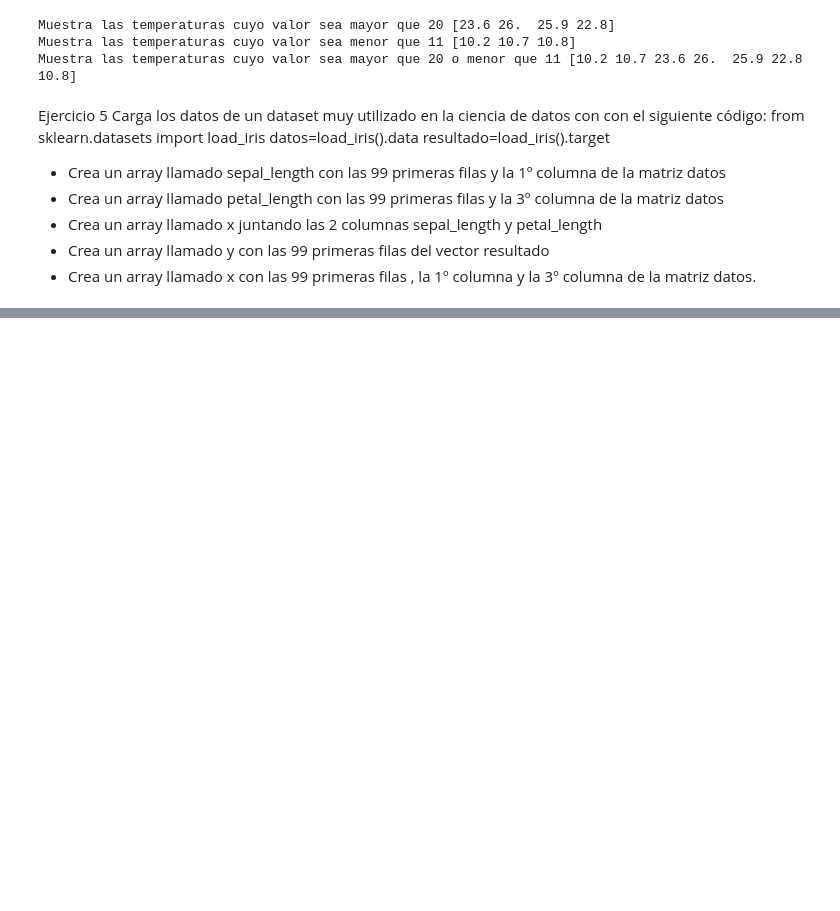
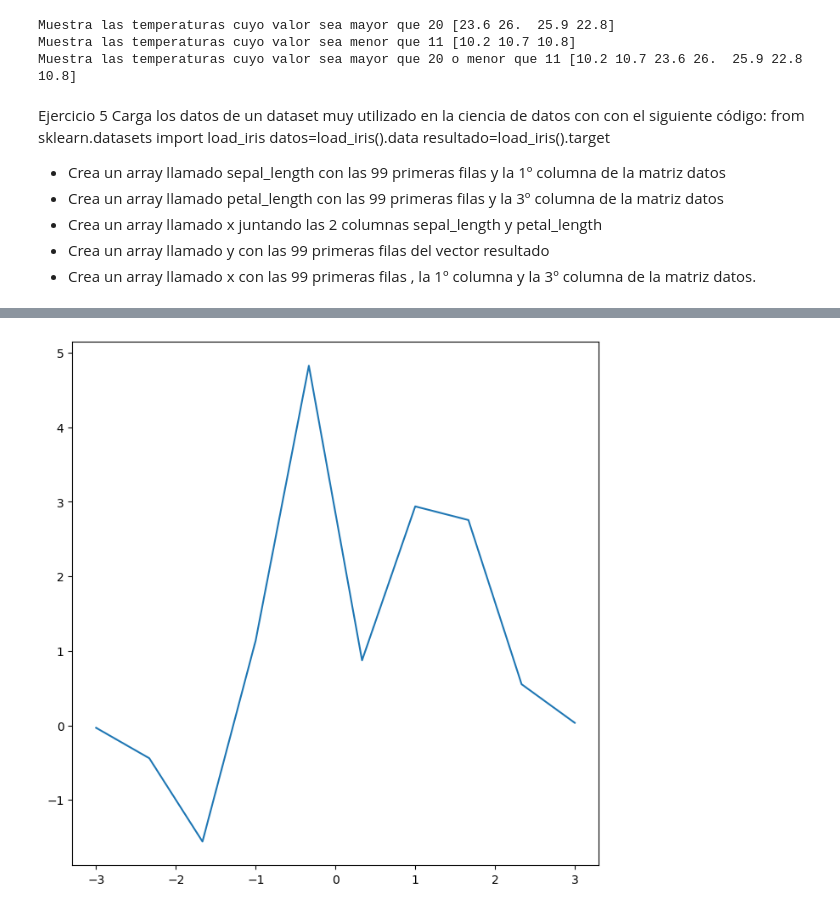
Before and after one commit to AlbertoCaroBarrera/PIA-2024-2025, a Jupyter notebook: EjerciciosNumpy.ipynb, the cells around one changed output, grey strips where cells are left out. Cells and saved outputs as stored; diff of their text form; code cells hidden in the pictures; blank space fills up the shorter version.

```diff
--- a/EjerciciosNumpy.ipynb
+++ b/EjerciciosNumpy.ipynb
@@ -165,0 +692,15 @@ print(y)
+# %%
+import matplotlib.pyplot as plt
+import numpy as np
+
+figure = plt.figure(figsize=(8, 8))
+axes = figure.add_subplot()
+
+# Generar 10 valores entre [-3, 3]
+x = np.linspace(-3, 3, 10)
+y = 3 * (1 - x)**2 * np.exp(-x**2) - 10 * (x / 5 - x**3) * np.exp(-x**2) - 1./3 * np.exp(-(x + 1)**2)
+axes.plot(x, y)
+
+plt.show()
+# %% [output]
+[figure, added]
```
Also changed, not shown: parts of 37 cells of this notebook, 1 other file.
